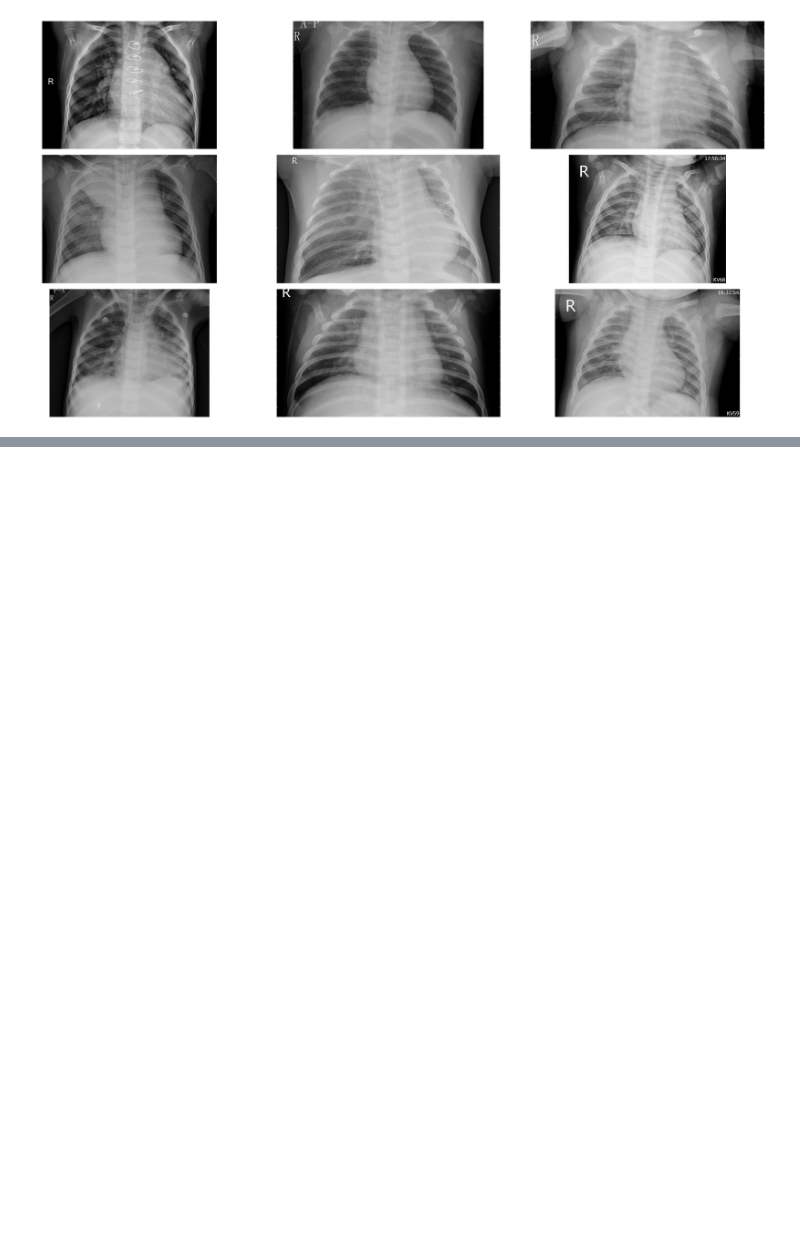
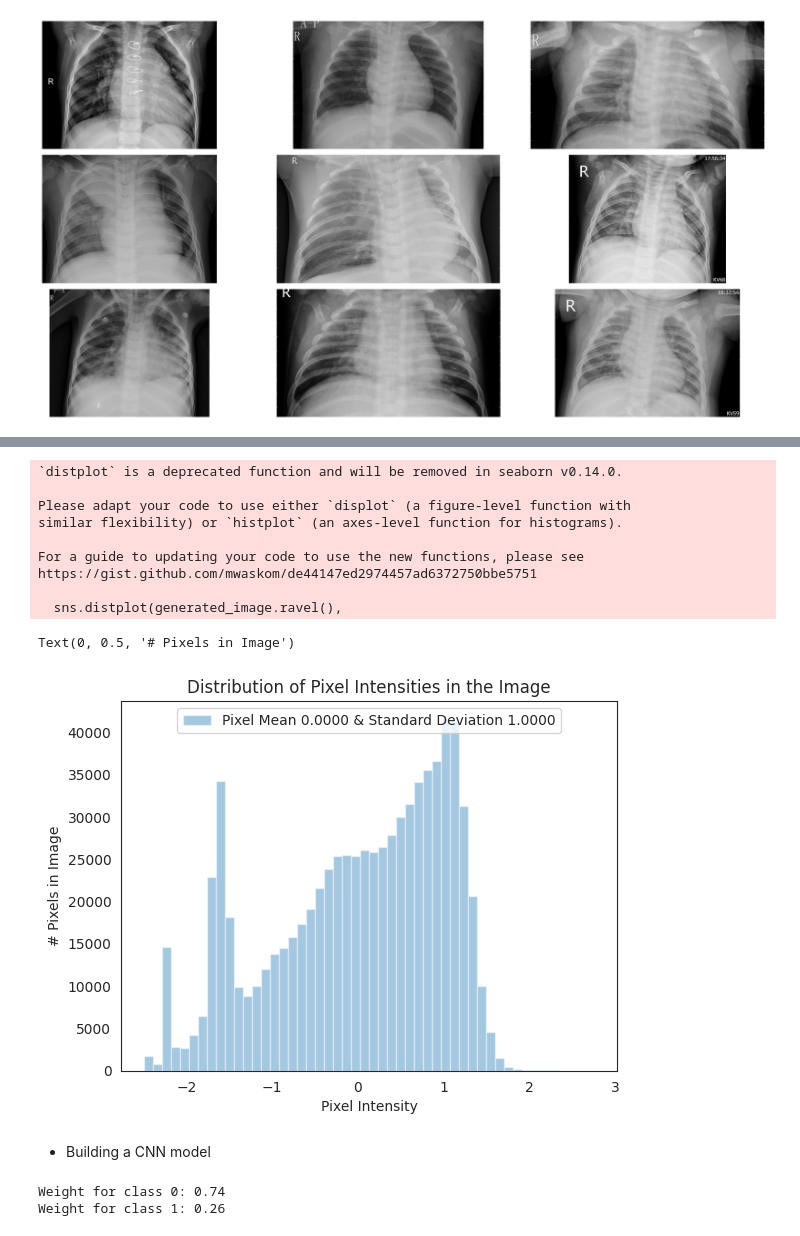
Before and after one commit to MahmoudMagdy404/Pneumonia-Diagnosis-with-CNN-Transfer-Learning, a Jupyter notebook: Pneumonia.ipynb, the cells around one changed output, grey strips where cells are left out. Drawn from its saved outputs; the diff is of its cells as text; code cells hidden in the pictures; blank space fills up the shorter version.

```diff
--- a/Pneumonia.ipynb
+++ b/Pneumonia.ipynb
@@ -125,0 +208,36 @@ The mean value of the pixels is 163.9797 and the standard deviation is 67.5380
+# %%
+sns.distplot(generated_image.ravel(),
+            label=f"Pixel Mean {np.mean(generated_image):.4f} & Standard Deviation {np.std(generated_image):.4f}", kde=False)
+plt.legend(loc='upper center')
+plt.title('Distribution of Pixel Intensities in the Image')
+plt.xlabel('Pixel Intensity')
+plt.ylabel('# Pixels in Image')
+# %% [output]
+`distplot` is a deprecated function and will be removed in seaborn v0.14.0.
+
+Please adapt your code to use either `displot` (a figure-level function with
+similar flexibility) or `histplot` (an axes-level function for histograms).
+
+For a guide to updating your code to use the new functions, please see
+https://gist.github.com/mwaskom/de44147ed2974457ad6372750bbe5751
+
+  sns.distplot(generated_image.ravel(),
+Text(0, 0.5, '# Pixels in Image')
+[figure, added]
+# %% [markdown]
+
+
+*  Building a CNN model
+# %%
+# Class weights
+
+weight_for_0 = num_pneumonia / (num_normal + num_pneumonia)
+weight_for_1 = num_normal / (num_normal + num_pneumonia)
+
+class_weight = {0: weight_for_0, 1: weight_for_1}
+
+print(f"Weight for class 0: {weight_for_0:.2f}")
+print(f"Weight for class 1: {weight_for_1:.2f}")
+# %% [output]
+Weight for class 0: 0.74
+Weight for class 1: 0.26
```
Also changed, not shown: parts of 22 cells of this notebook.
